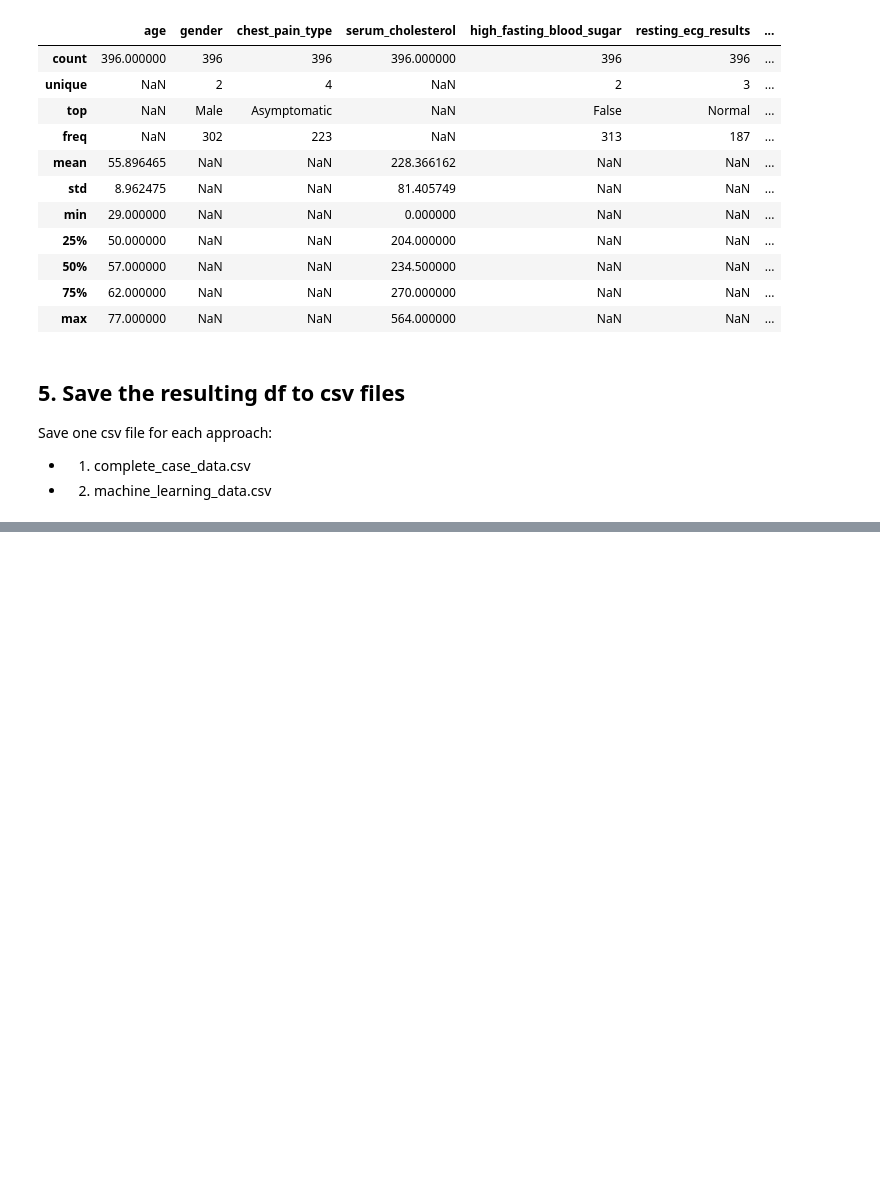
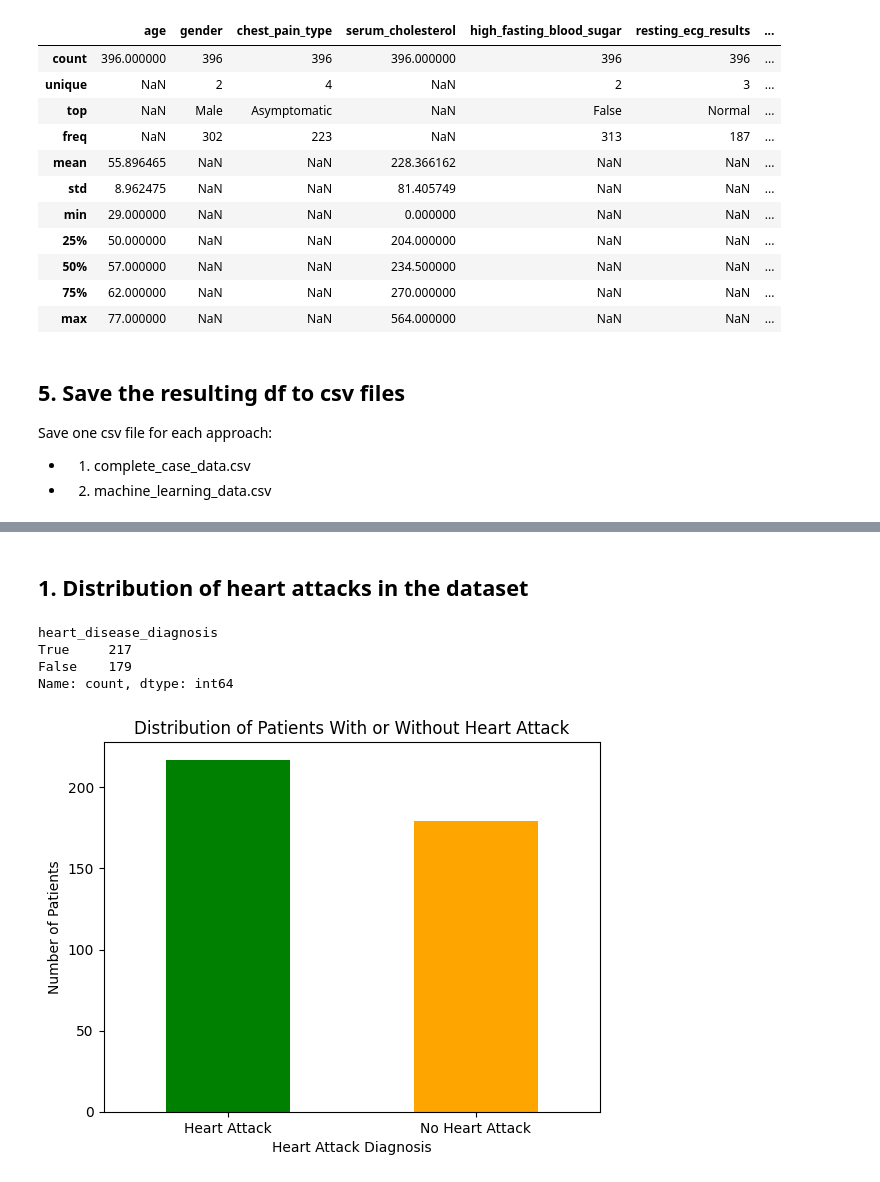
Before and after one commit to KentFre/CDS_CardioVision, a Jupyter notebook: data/data_cleanup.ipynb, the cells around one changed output, grey strips where cells are left out. Saved outputs shown, nothing was run; the diff lists cells and outputs as text; code cells hidden in the pictures; blank space fills up the shorter version.

```diff
--- a/data/data_cleanup.ipynb
+++ b/data/data_cleanup.ipynb
@@ -540,0 +549,3 @@ Overview of the results of missing data for each individual dataset.
+# %%
+data = pd.read_csv("complete_case_data.csv")
+data.head()
@@ -540,0 +559,19 @@ Overview of the results of missing data for each individual dataset.
+# %% [markdown]
+## 1. Distribution of heart attacks in the dataset
+# %%
+heart_attack_distribution = data['heart_disease_diagnosis'].value_counts()
+
+print(heart_attack_distribution)
+
+heart_attack_distribution.plot(kind='bar', color=['green', 'orange'])
+plt.xlabel('Heart Attack Diagnosis')
+plt.ylabel('Number of Patients')
+plt.title('Distribution of Patients With or Without Heart Attack')
+plt.xticks(ticks=[0, 1], labels=['Heart Attack', 'No Heart Attack'], rotation=0)
+plt.show()
+# %% [output]
+heart_disease_diagnosis
+True     217
+False    179
+Name: count, dtype: int64
+[figure, added]
```
Also changed, not shown: parts of 29 cells of this notebook, 5 other files.
